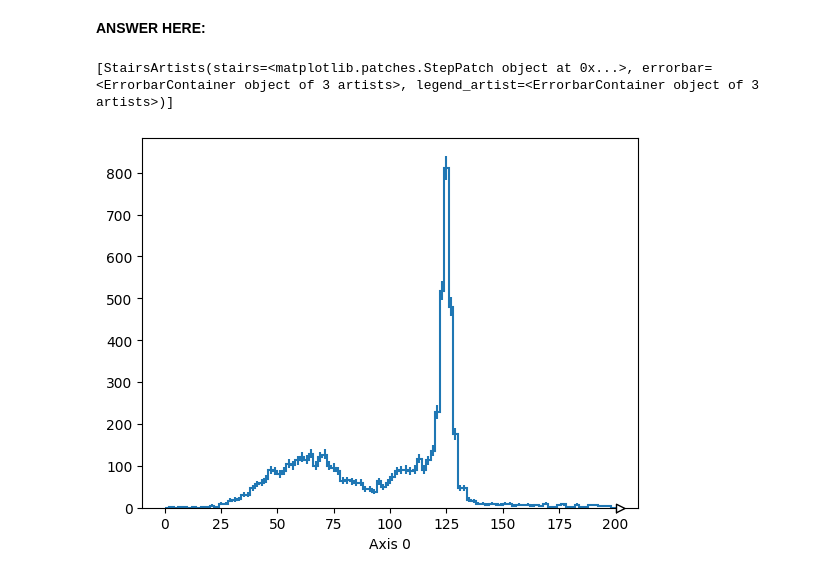
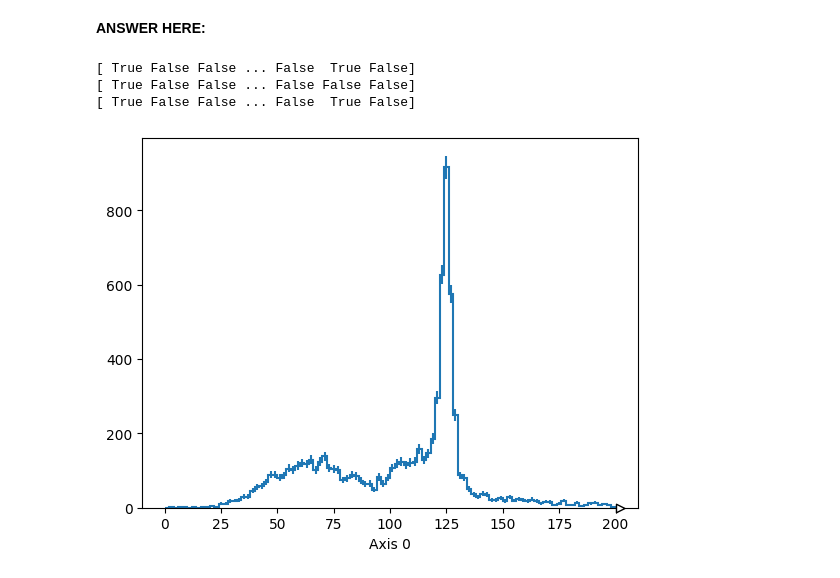
Before and after one commit to ArnauldSlt/2025-06-15-hsf-india-tutorial-bangalore, a Jupyter notebook: lesson-2-arrays/project-2-higgs.ipynb, the cells around one changed output. Drawn from its saved outputs; the diff is of its cells as text; code cells hidden in the pictures.

```diff
--- a/lesson-2-arrays/project-2-higgs.ipynb
+++ b/lesson-2-arrays/project-2-higgs.ipynb
@@ -723,7 +723,12 @@ For fun, you can also make the anti-cut plot. It should look like this (100 bins
 # %% [markdown]
 **ANSWER HERE:**
 # %%
-hist.Hist.new.Regular(100, 0, 200).Double().fill(higgs_mass[~mass_quality_cut]).plot()
+hist.Hist.new.Regular(100, 0, 200).Double().fill(higgs_mass[~mass_quality_cut + ~charge_quality_cut]).plot()
+print(~mass_quality_cut)
+print(~charge_quality_cut)
+print(~mass_quality_cut + ~charge_quality_cut)
 # %% [output]
-[StairsArtists(stairs=<matplotlib.patches.StepPatch object at 0x...>, errorbar=<ErrorbarContainer object of 3 artists>, legend_artist=<ErrorbarContainer object of 3 artists>)]
+[ True False False ... False  True False]
+[ True False False ... False False False]
+[ True False False ... False  True False]
-[figure, old version]
+[figure, new version]
```
Also changed, not shown: 1 other file.
